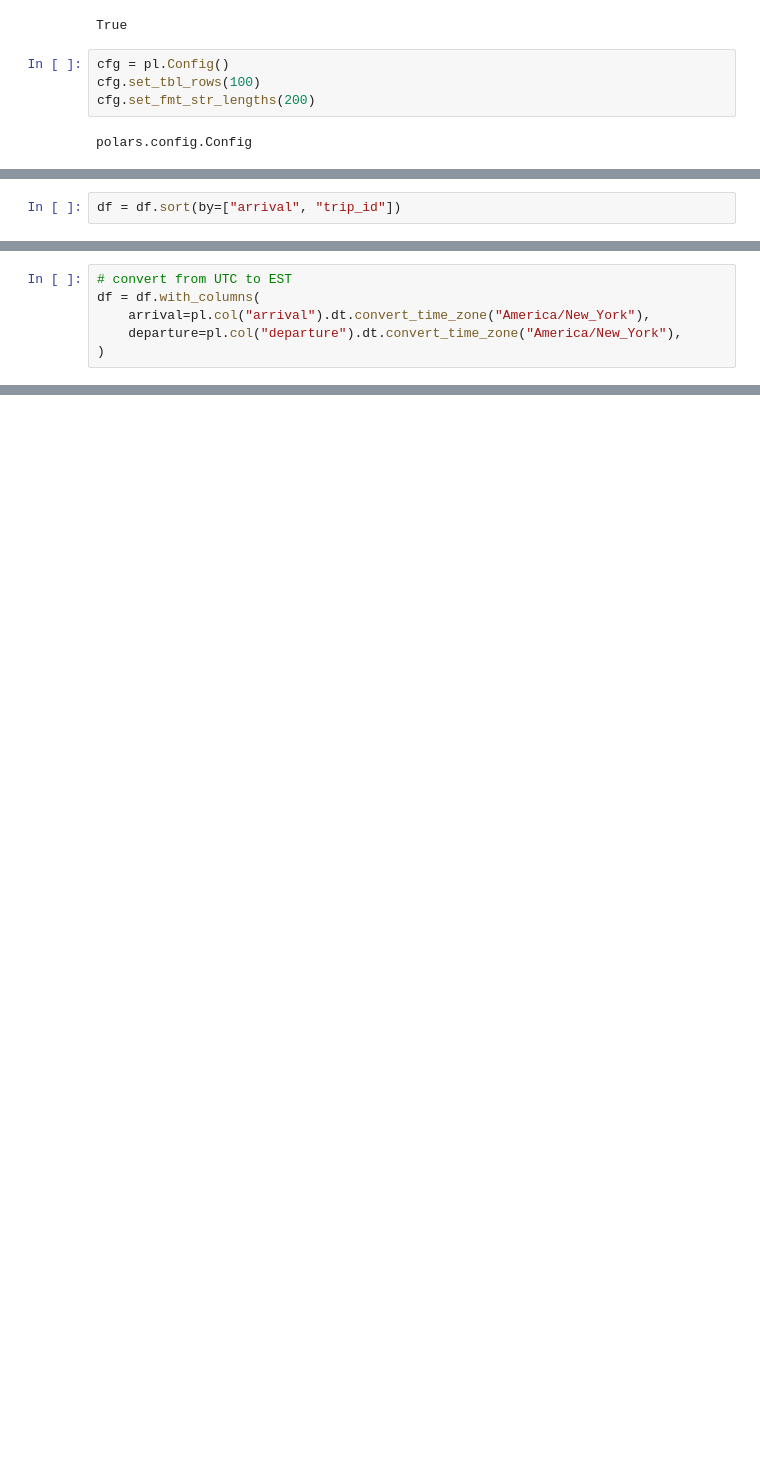
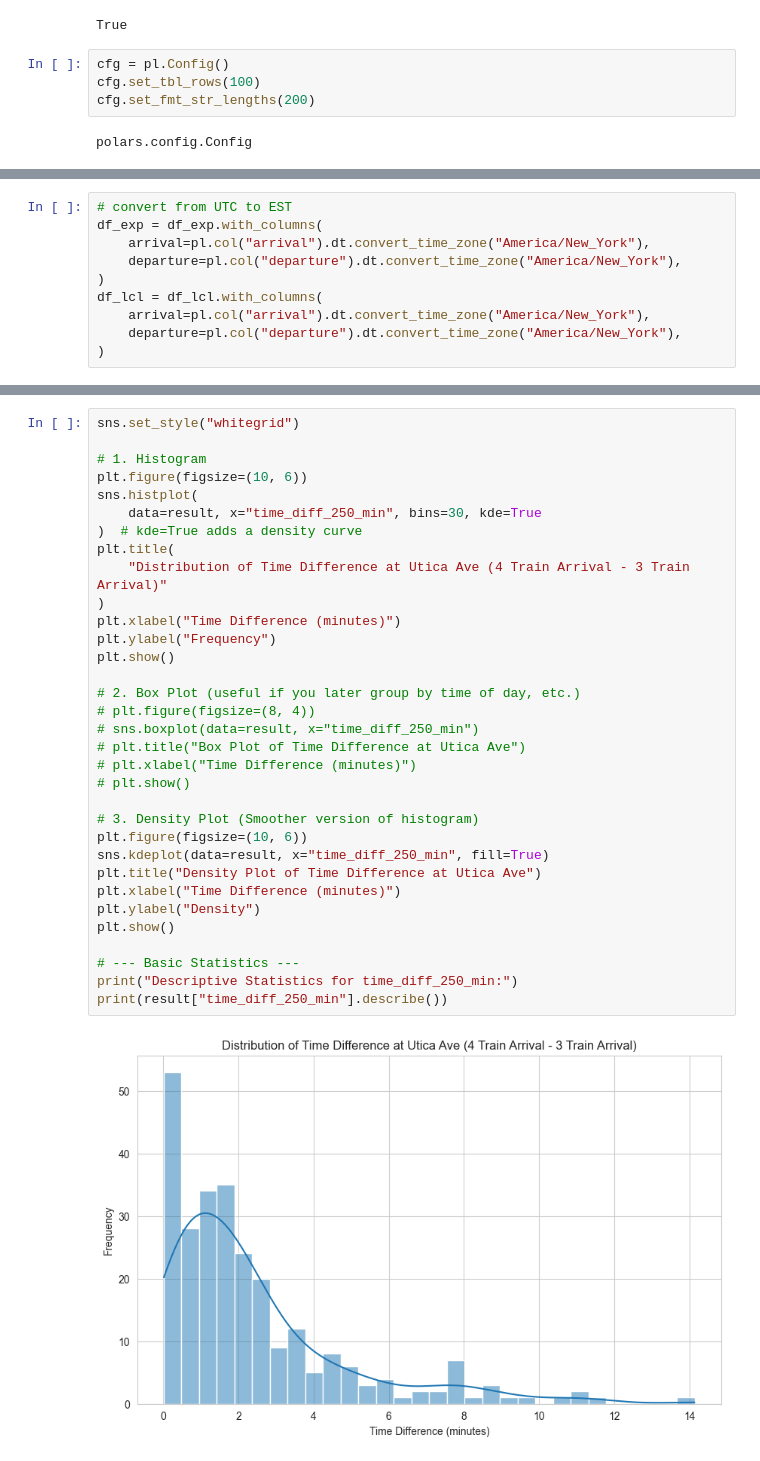
Before and after one commit to jonerrr/trainstatus, a Jupyter notebook: science/3-4-trips.ipynb, the cells around one changed output, grey strips where cells are left out. Drawn from its saved outputs; the diff is of its cells as text; blank space fills up the shorter version.

```diff
--- a/science/3-4-trips.ipynb
+++ b/science/3-4-trips.ipynb
@@ -36,2 +16,0 @@ df.write_parquet("4_and_3_southbound.parquet")
-# %%
-df = df.sort(by=["arrival", "trip_id"])
@@ -38,6 +102,10 @@ df = df.sort(by=["arrival", "trip_id"])
 # %%
 # convert from UTC to EST
-df = df.with_columns(
+df_exp = df_exp.with_columns(
     arrival=pl.col("arrival").dt.convert_time_zone("America/New_York"),
     departure=pl.col("departure").dt.convert_time_zone("America/New_York"),
 )
+df_lcl = df_lcl.with_columns(
+    arrival=pl.col("arrival").dt.convert_time_zone("America/New_York"),
+    departure=pl.col("departure").dt.convert_time_zone("America/New_York"),
+)
@@ -113,0 +275,35 @@ result = (
+# %%
+sns.set_style("whitegrid")
+
+# 1. Histogram
+plt.figure(figsize=(10, 6))
+sns.histplot(
+    data=result, x="time_diff_250_min", bins=30, kde=True
+)  # kde=True adds a density curve
+plt.title(
+    "Distribution of Time Difference at Utica Ave (4 Train Arrival - 3 Train Arrival)"
+)
+plt.xlabel("Time Difference (minutes)")
+plt.ylabel("Frequency")
+plt.show()
+
+# 2. Box Plot (useful if you later group by time of day, etc.)
+# plt.figure(figsize=(8, 4))
+# sns.boxplot(data=result, x="time_diff_250_min")
+# plt.title("Box Plot of Time Difference at Utica Ave")
+# plt.xlabel("Time Difference (minutes)")
+# plt.show()
+
+# 3. Density Plot (Smoother version of histogram)
+plt.figure(figsize=(10, 6))
+sns.kdeplot(data=result, x="time_diff_250_min", fill=True)
+plt.title("Density Plot of Time Difference at Utica Ave")
+plt.xlabel("Time Difference (minutes)")
+plt.ylabel("Density")
+plt.show()
+
+# --- Basic Statistics ---
+print("Descriptive Statistics for time_diff_250_min:")
+print(result["time_diff_250_min"].describe())
+# %% [output]
+[figure, added]
```
Also changed, not shown: parts of 14 cells of this notebook, 2 other files.
